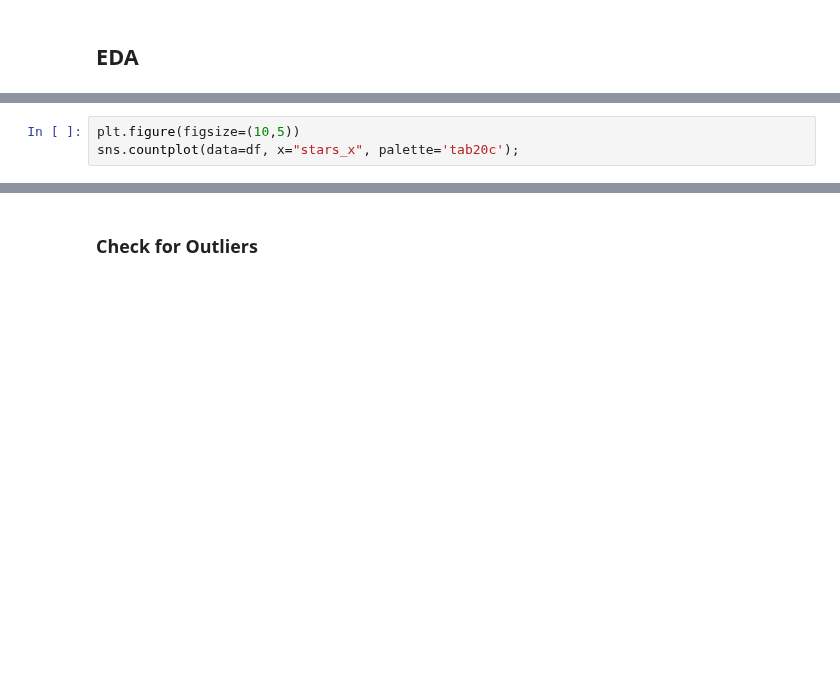
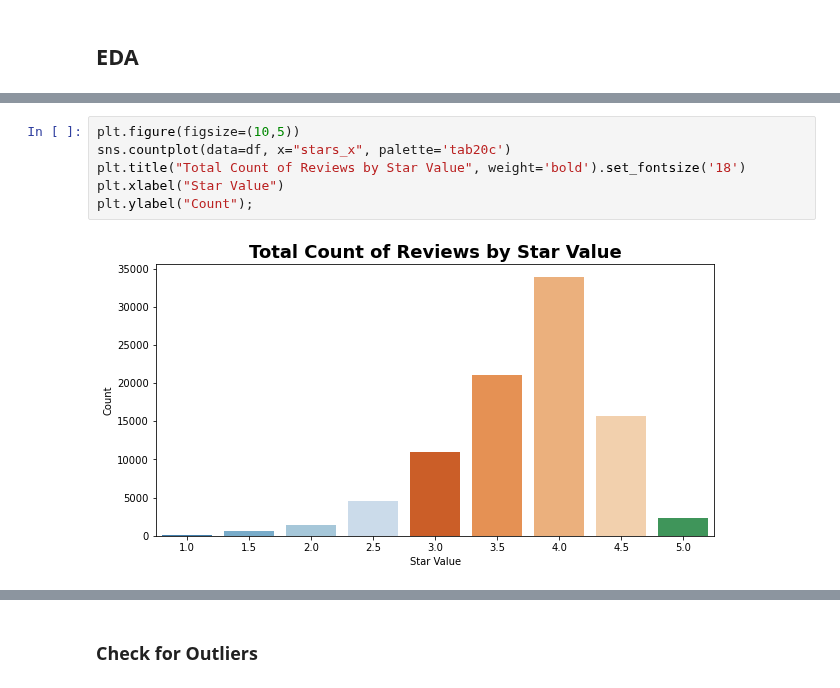
Before and after one commit to broepke/DATA110, a Jupyter notebook: Final Project/DATA110-FinalProject-broepke.ipynb, the cells around one changed output, grey strips where cells are left out. Cells and saved outputs as stored; diff of their text form; blank space fills up the shorter version.

```diff
--- a/Final Project/DATA110-FinalProject-broepke.ipynb
+++ b/Final Project/DATA110-FinalProject-broepke.ipynb
@@ -198,5 +233,10 @@ sns.countplot(data=df, x='state', palette='tab20c');
 # %%
 plt.figure(figsize=(10,5))
-sns.countplot(data=df, x="stars_x", palette='tab20c');
+sns.countplot(data=df, x="stars_x", palette='tab20c')
+plt.title("Total Count of Reviews by Star Value", weight='bold').set_fontsize('18')
+plt.xlabel("Star Value")
+plt.ylabel("Count");
+# %% [output]
+[figure, added]
 # %%
 df.plot(figsize=(15,10), kind='density', subplots=True, layout=(4,3), sharex=False);
```
Also changed, not shown: parts of 58 cells of this notebook.
